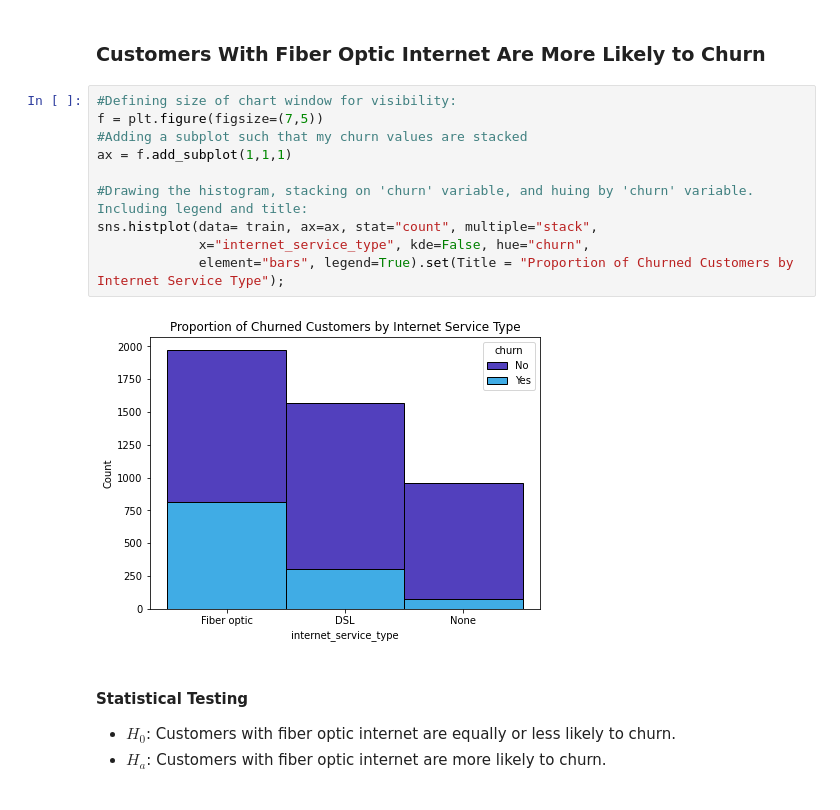
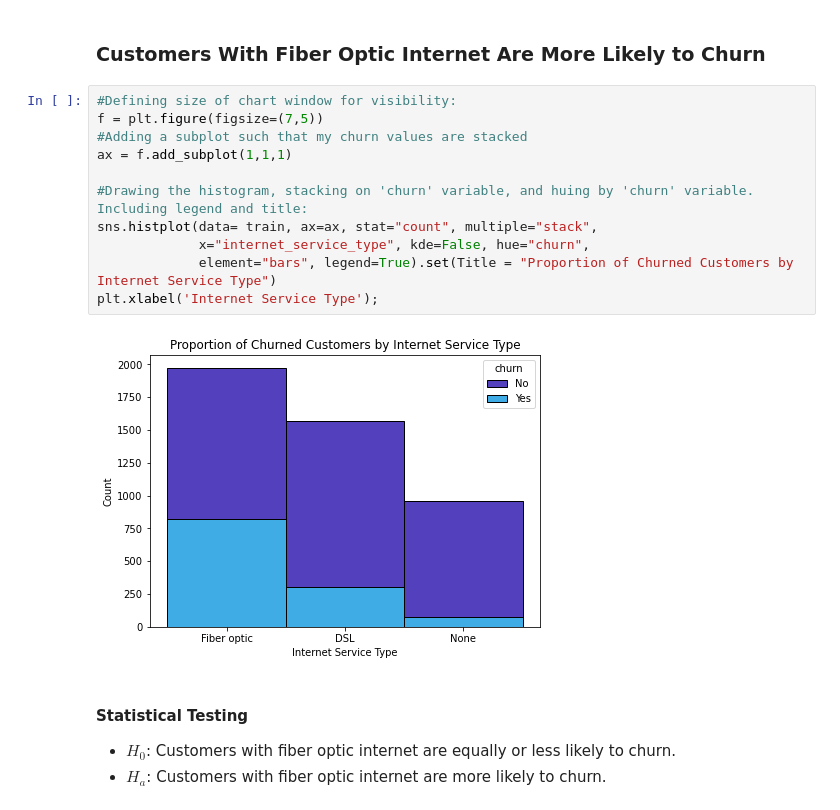
Before and after one commit to greg-maggard/telco_classification_project, a Jupyter notebook: telco_classification_final_report.ipynb, the cells around one changed output. Cells and saved outputs as stored; diff of their text form.

```diff
--- a/telco_classification_final_report.ipynb
+++ b/telco_classification_final_report.ipynb
@@ -173,15 +163,16 @@ Insufficient evidence -> Fail to reject the null hypothesis.
 # %%
 #Defining size of chart window for visibility:
 f = plt.figure(figsize=(7,5))
 #Adding a subplot such that my churn values are stacked
 ax = f.add_subplot(1,1,1)
 
 #Drawing the histogram, stacking on 'churn' variable, and huing by 'churn' variable. Including legend and title:
 sns.histplot(data= train, ax=ax, stat="count", multiple="stack",
              x="internet_service_type", kde=False, hue="churn",
-             element="bars", legend=True).set(Title = "Proportion of Churned Customers by Internet Service Type");
+             element="bars", legend=True).set(Title = "Proportion of Churned Customers by Internet Service Type")
+plt.xlabel('Internet Service Type');
 # %% [output]
-[figure, old version]
+[figure, new version]
 # %% [markdown]
 #### Statistical Testing
 - $H_0$: Customers with fiber optic internet are equally or less likely to churn.
```
Also changed, not shown: parts of 7 cells of this notebook.
